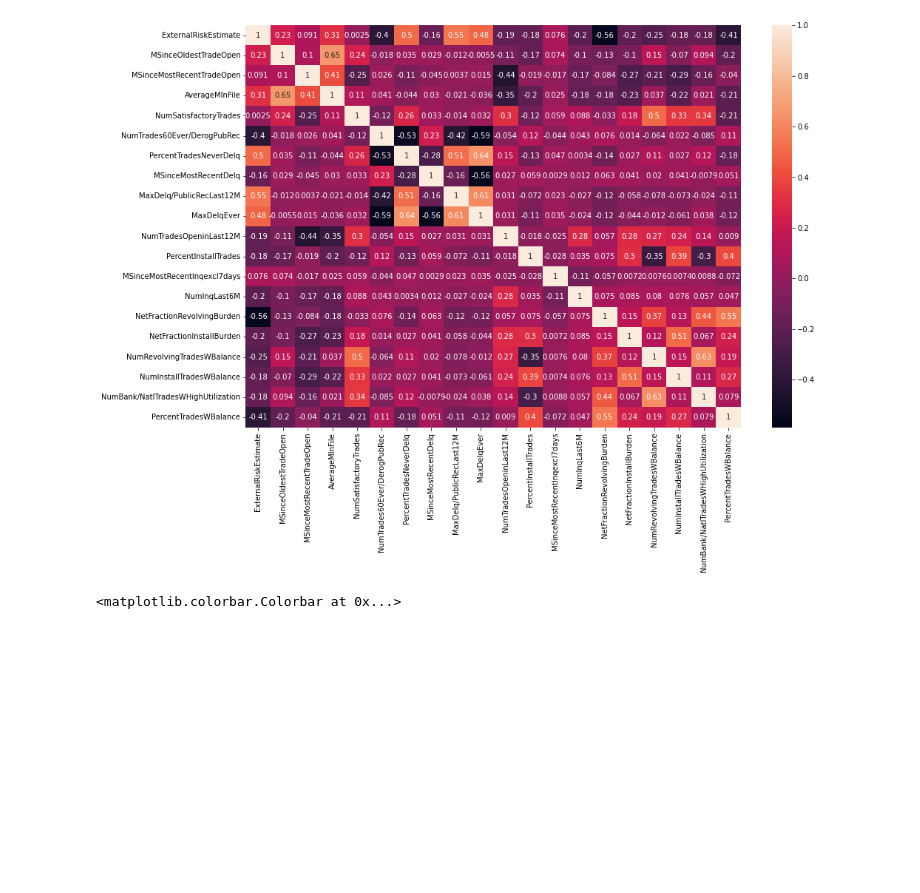
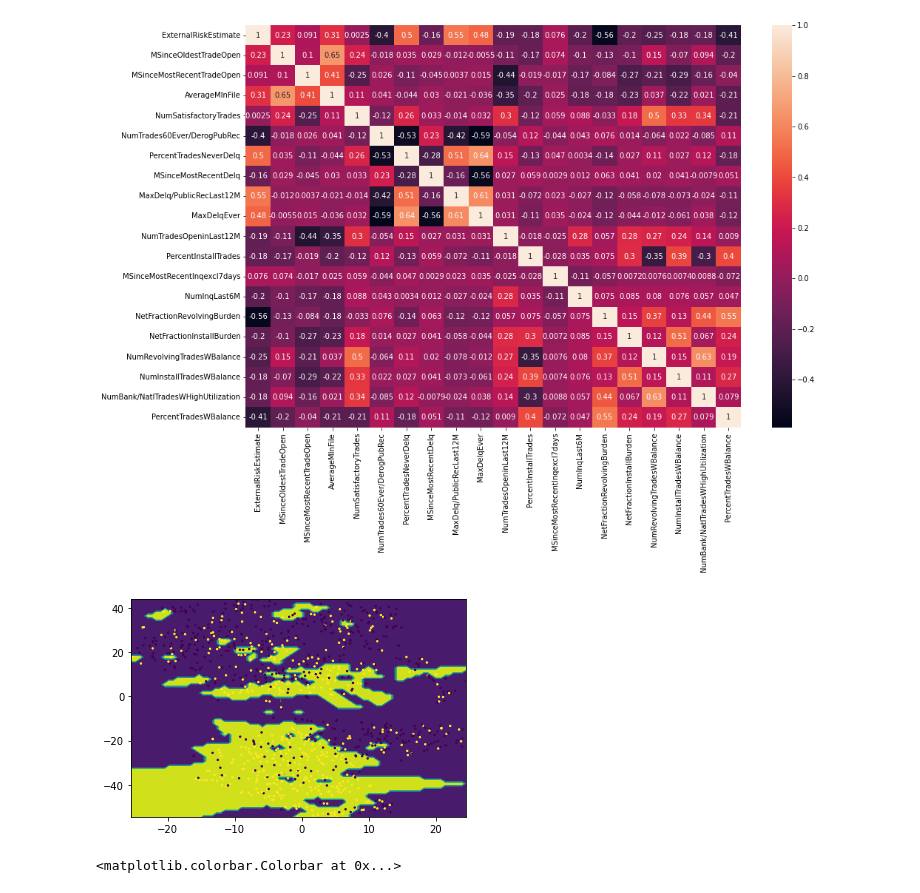
Before and after one commit to adubowski/va-heloc, a Jupyter notebook: heloc_model/Adam.ipynb, the cells around one changed output. Drawn from its saved outputs; the diff is of its cells as text; code cells hidden in the pictures; blank space fills up the shorter version.

Commit message:
Add decision boundary on TSNE plot

```diff
--- a/heloc_model/Adam.ipynb
+++ b/heloc_model/Adam.ipynb
@@ -104,6 +104,27 @@ from sklearn.manifold import TSNE
 import matplotlib.pyplot as plt
 
 X_embed = TSNE(n_components=2, learning_rate='auto', init='random').fit_transform(X_test_transformed)
+# %%
+# Decision boundary using Voronoi tesselation
+from sklearn.neighbors import KNeighborsClassifier
+
+# create meshgrid
+resolution = 80 # 100x100 background pixels
+X2d_xmin, X2d_xmax = np.min(X_embed[:,0]), np.max(X_embed[:,0])
+X2d_ymin, X2d_ymax = np.min(X_embed[:,1]), np.max(X_embed[:,1])
+xx, yy = np.meshgrid(np.linspace(X2d_xmin, X2d_xmax, resolution), np.linspace(X2d_ymin, X2d_ymax, resolution))
+
+# approximate Voronoi tesselation on resolution x resolution grid using KNN
+background_model = KNeighborsClassifier(n_neighbors=2).fit(X_embed, y_pred)
+voronoiBackground = background_model.predict(np.c_[xx.ravel(), yy.ravel()])
+voronoiBackground = voronoiBackground.reshape((resolution, resolution))
+
+#plot
+plt.contourf(xx, yy, voronoiBackground)
+plt.scatter(X_embed[:,0], X_embed[:,1], c=y_test, s=2)
+plt.show()
+# %% [output]
+[figure, added]
 # %%
 # Plot prediction probabilities across samples - also allow for other params!
 plt.scatter(X_embed[:, 0], X_embed[:, 1], c=y_pred_prob, s=1)
```
Also changed, not shown: parts of 1 cell of this notebook.
